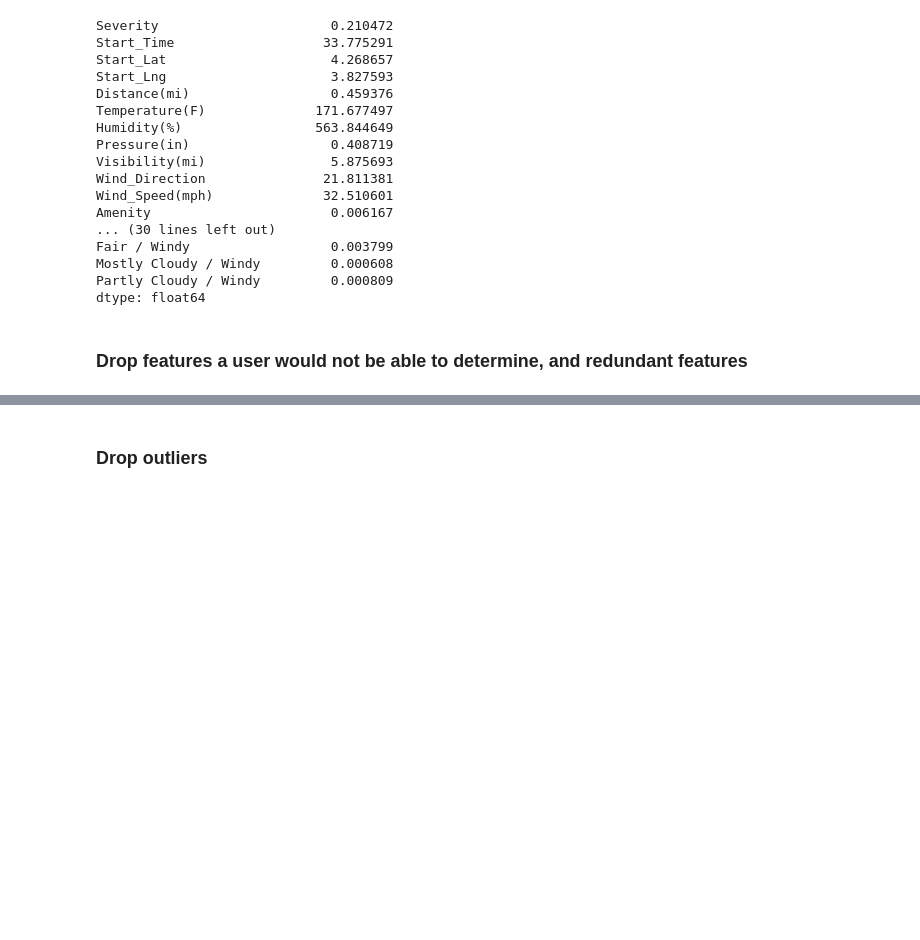
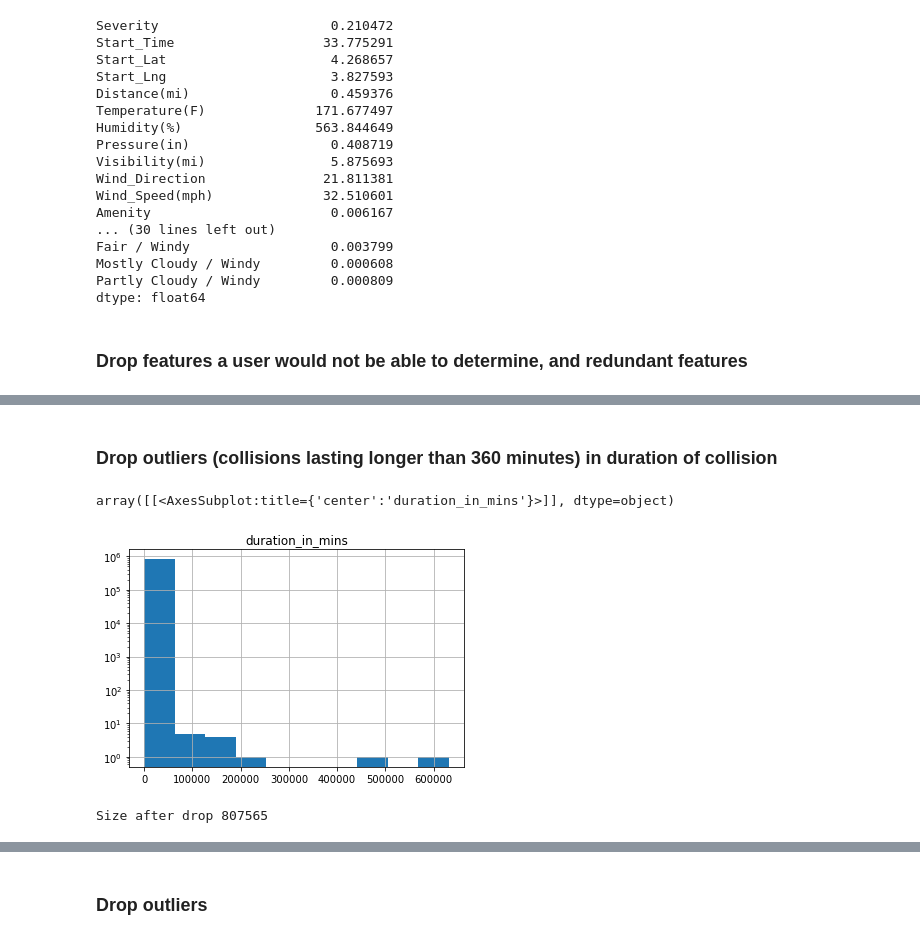
Before and after one commit to skechung/TraffBot, a Jupyter notebook: src/notebooks/data-exploration-and-feature-selection.ipynb, the cells around one changed output, grey strips where cells are left out. Saved outputs shown, nothing was run; the diff lists cells and outputs as text; code cells hidden in the pictures; blank space fills up the shorter version.

```diff
--- a/src/notebooks/data-exploration-and-feature-selection.ipynb
+++ b/src/notebooks/data-exploration-and-feature-selection.ipynb
@@ -3,7 +3,8 @@ First, import the data
 # %%
 import pandas as pd
 # %%
-df = pd.read_csv('../car_accident_dataset/car_accident_data/US_Accidents_Dec20.csv')
+# df = pd.read_csv('../car_accident_dataset/car_accident_data/US_Accidents_Dec20.csv')
+df = pd.read_csv('../../../../US_Accidents_Dec20.csv')
 # %% [markdown]
 let's take a look at what's inside
 # %%
@@ -328,2 +351,18 @@ df.drop(['Pressure(in)', 'Distance(mi)'], axis=1, inplace=True)
 # %%
-df.drop(['End_Time', 'Weather_Timestamp', 'Severity'], axis=1, inplace=True)
+# Features that are highly correlated with other features
+df.drop(['End_Time', 'Weather_Timestamp', 'Start_Lng', 'Turning_Loop'], axis=1, inplace=True)
+# %%
+# Weather conditions is redundant since temperature, precipitation, etc. capture it
+df.drop(weather_conditions, axis=1, inplace=True)
+# %% [markdown]
+### Drop outliers (collisions lasting longer than 360 minutes) in duration of collision
+# %%
+pd.DataFrame.hist(df, column=['duration_in_mins'], log=True)
+# %% [output]
+array([[<AxesSubplot:title={'center':'duration_in_mins'}>]], dtype=object)
+[figure, added]
+# %%
+df = df[df['duration_in_mins'] <= 360]
+print(f'Size after drop {df.shape[0]}')
+# %% [output]
+Size after drop 807565
```
Also changed, not shown: parts of 42 cells of this notebook, 3 other files.
